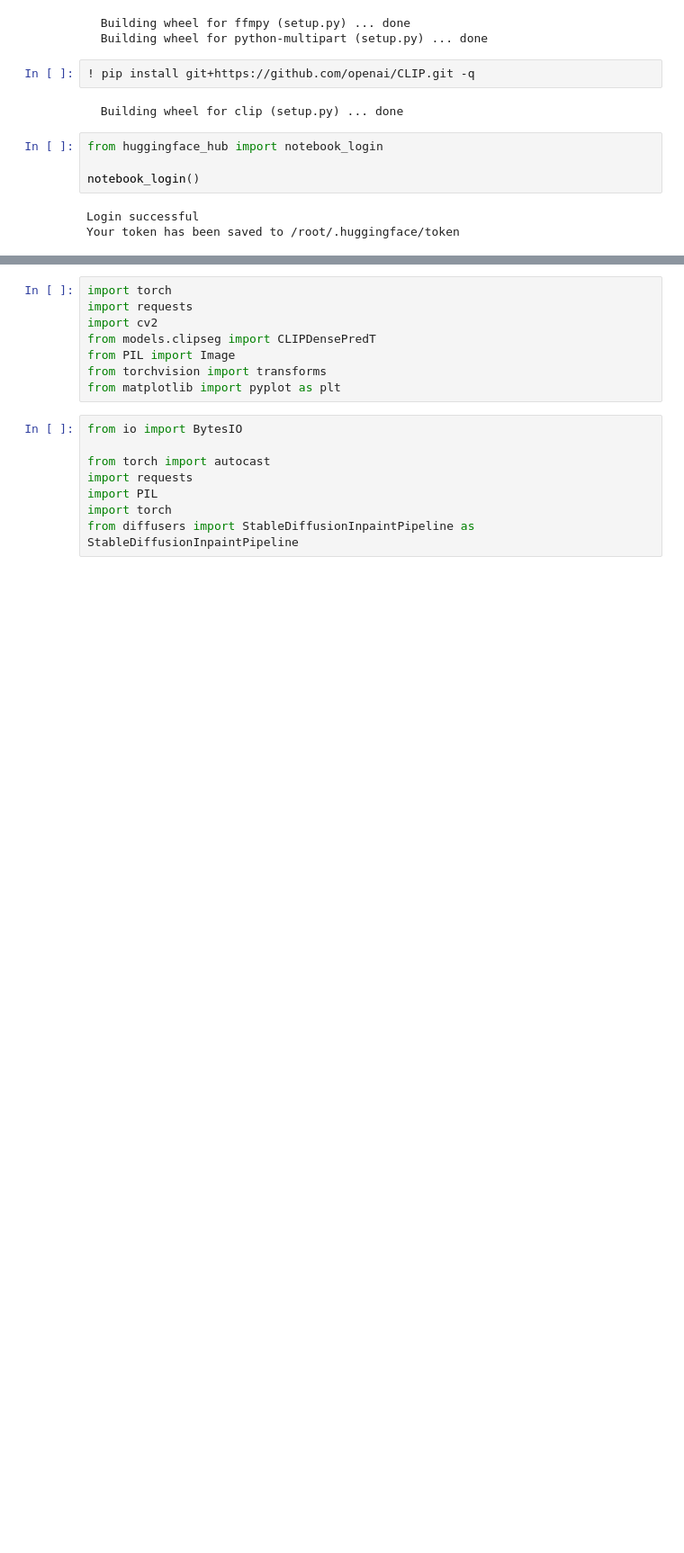
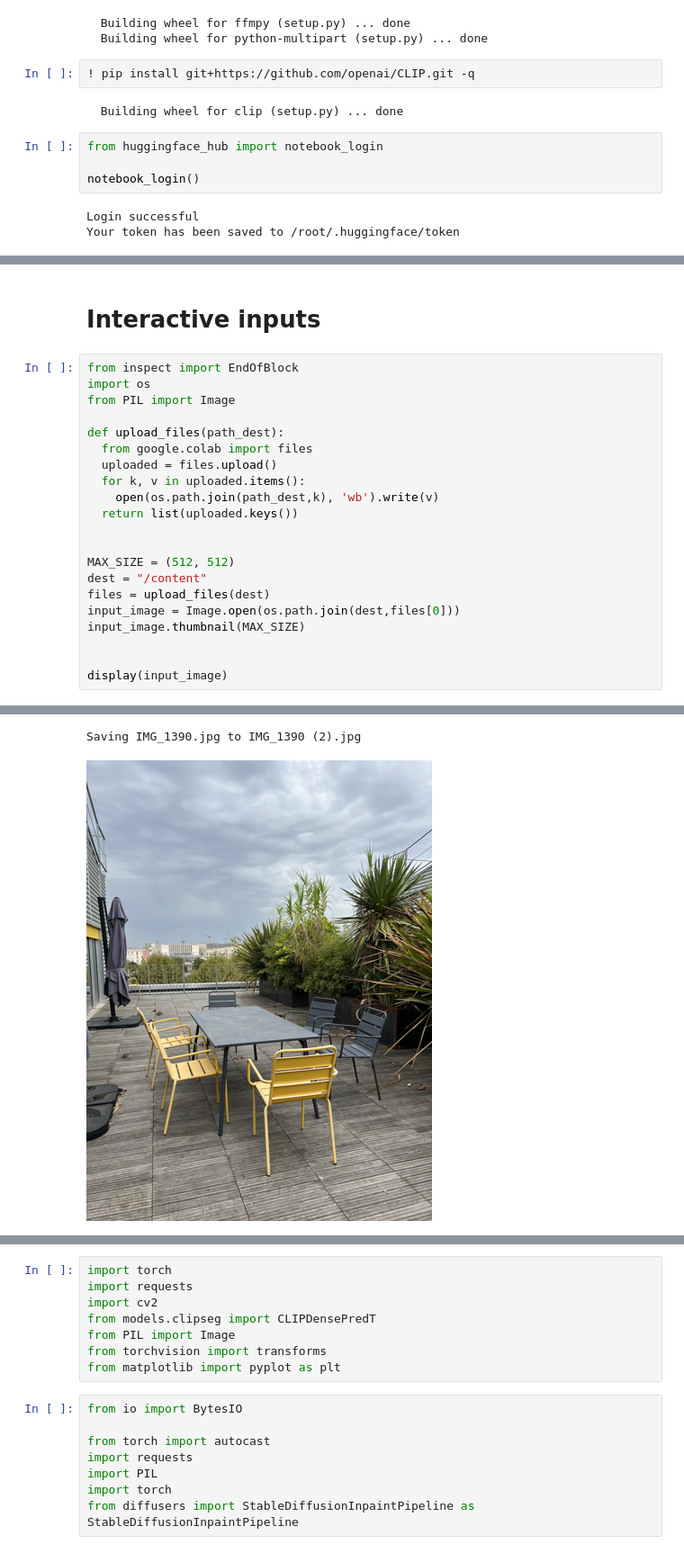
Before and after one commit to Brun0oO/Colab, a Jupyter notebook: Prompt_based_Image_In_Painting_powered_by_ClipSeg.ipynb, the cells around one changed output, grey strips where cells are left out. Shown at 90% size. Saved outputs shown, nothing was run; the diff lists cells and outputs as text; blank space fills up the shorter version.

```diff
--- a/Prompt_based_Image_In_Painting_powered_by_ClipSeg.ipynb
+++ b/Prompt_based_Image_In_Painting_powered_by_ClipSeg.ipynb
@@ -46,0 +39,24 @@ LICENSE              sample_rd64_refined.png
+# %% [markdown]
+# Interactive inputs
+# %%
+from inspect import EndOfBlock
+import os
+from PIL import Image
+
+def upload_files(path_dest):
+  from google.colab import files
+  uploaded = files.upload()
+  for k, v in uploaded.items():
+    open(os.path.join(path_dest,k), 'wb').write(v)
+  return list(uploaded.keys())
+
+
+MAX_SIZE = (512, 512)
+dest = "/content"
+files = upload_files(dest)
+input_image = Image.open(os.path.join(dest,files[0]))
+input_image.thumbnail(MAX_SIZE)
+
+
+display(input_image)
+# %% [output]
@@ -46,0 +64,2 @@ LICENSE              sample_rd64_refined.png
+Saving IMG_1390.jpg to IMG_1390 (2).jpg
+[figure, added]
```
Also changed, not shown: parts of 19 cells of this notebook.
